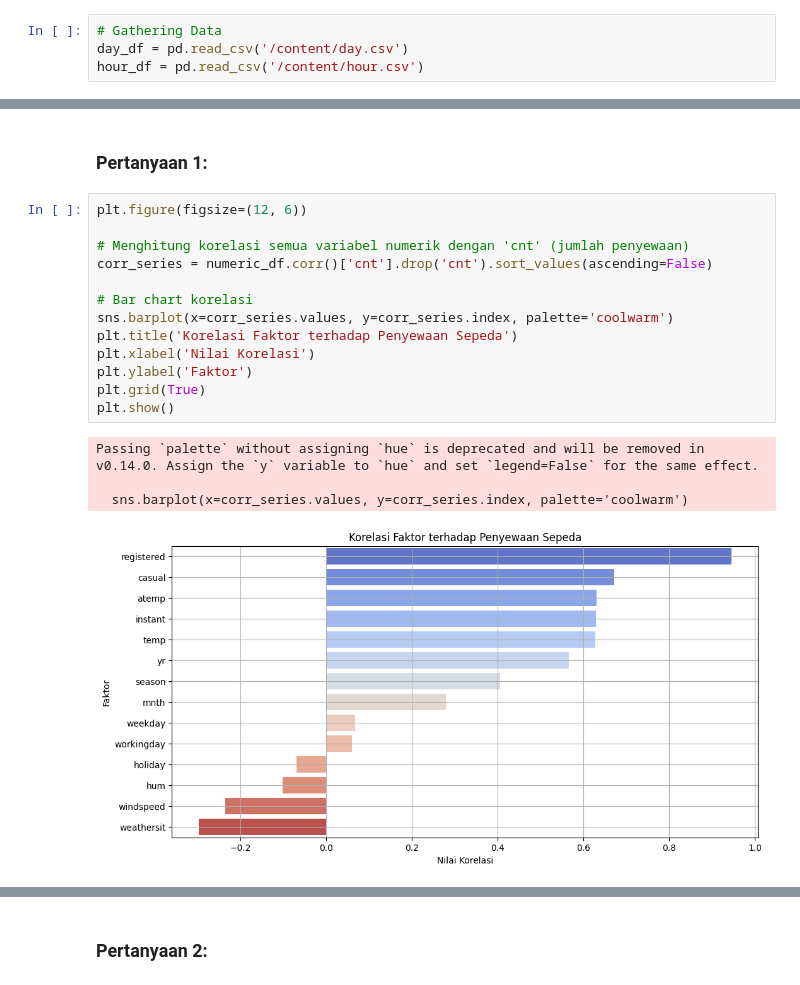
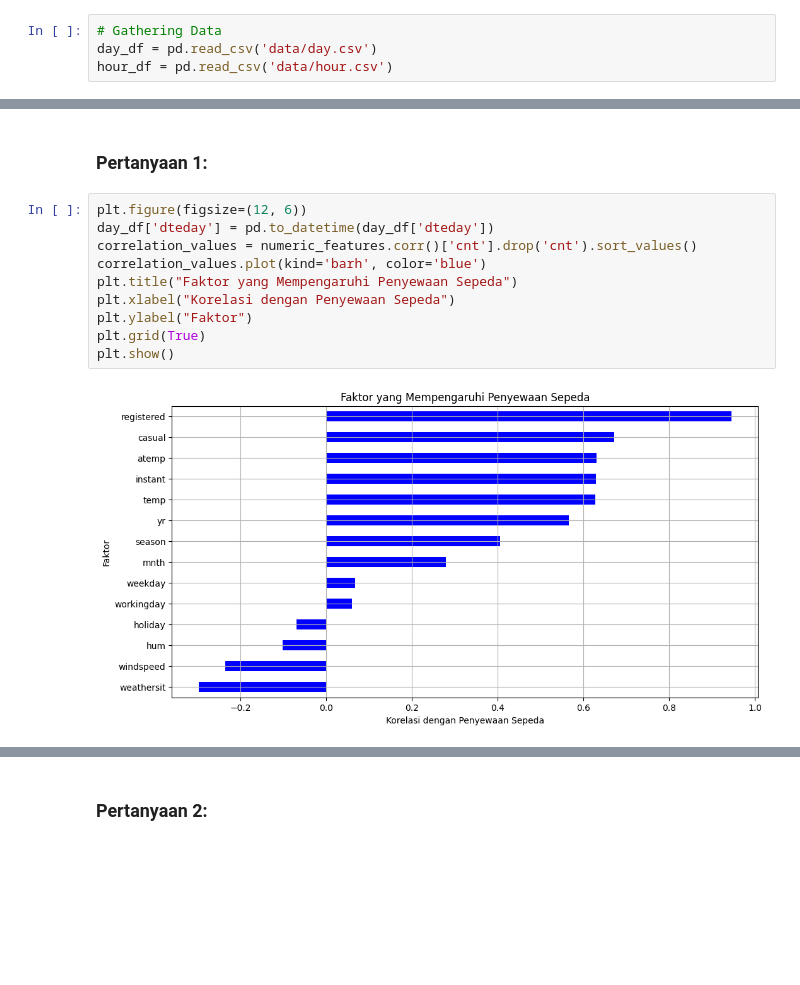
Before and after one commit to Eva-Yuliana/Bike-Sharing, a Jupyter notebook: notebook.ipynb, the cells around one changed output, grey strips where cells are left out. Drawn from its saved outputs; the diff is of its cells as text; blank space fills up the shorter version.

```diff
--- a/notebook.ipynb
+++ b/notebook.ipynb
@@ -22,8 +22,8 @@ import seaborn as sns
 ### Gathering Data
 # %%
 # Gathering Data
-day_df = pd.read_csv('/content/day.csv')
-hour_df = pd.read_csv('/content/hour.csv')
+day_df = pd.read_csv('data/day.csv')
+hour_df = pd.read_csv('data/hour.csv')
 # %% [markdown]
 **Insight:**
 - Dataset day.csv berisi informasi penyewaan sepeda per hari.
@@ -178,19 +173,13 @@ max      977.000000
 ### Pertanyaan 1:
 # %%
 plt.figure(figsize=(12, 6))
-
-# Menghitung korelasi semua variabel numerik dengan 'cnt' (jumlah penyewaan)
-corr_series = numeric_df.corr()['cnt'].drop('cnt').sort_values(ascending=False)
-
-# Bar chart korelasi
-sns.barplot(x=corr_series.values, y=corr_series.index, palette='coolwarm')
-plt.title('Korelasi Faktor terhadap Penyewaan Sepeda')
-plt.xlabel('Nilai Korelasi')
-plt.ylabel('Faktor')
+day_df['dteday'] = pd.to_datetime(day_df['dteday'])
+correlation_values = numeric_features.corr()['cnt'].drop('cnt').sort_values()
+correlation_values.plot(kind='barh', color='blue')
+plt.title("Faktor yang Mempengaruhi Penyewaan Sepeda")
+plt.xlabel("Korelasi dengan Penyewaan Sepeda")
+plt.ylabel("Faktor")
 plt.grid(True)
 plt.show()
 # %% [output]
-Passing `palette` without assigning `hue` is deprecated and will be removed in v0.14.0. Assign the `y` variable to `hue` and set `legend=False` for the same effect.
-
-  sns.barplot(x=corr_series.values, y=corr_series.index, palette='coolwarm')
-[figure, old version]
+[figure, new version]
```
Also changed, not shown: parts of 11 cells of this notebook.
